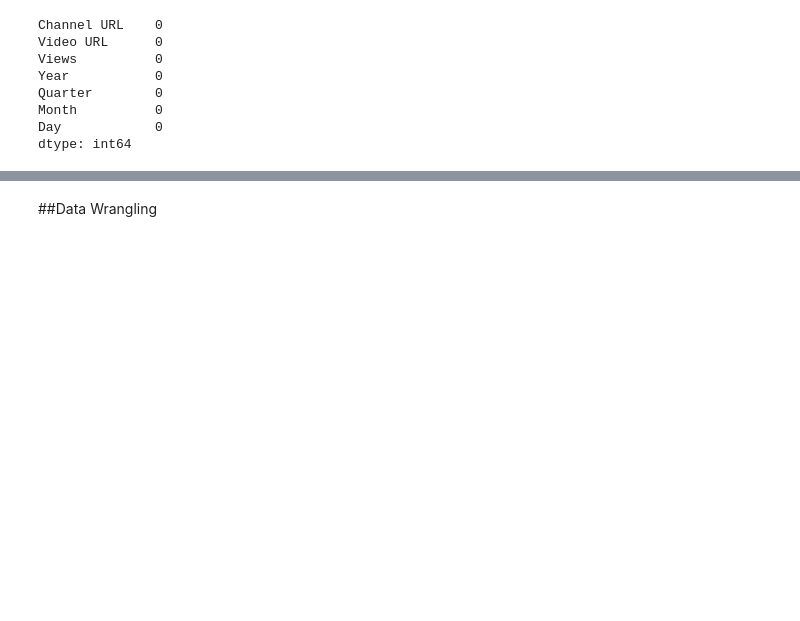
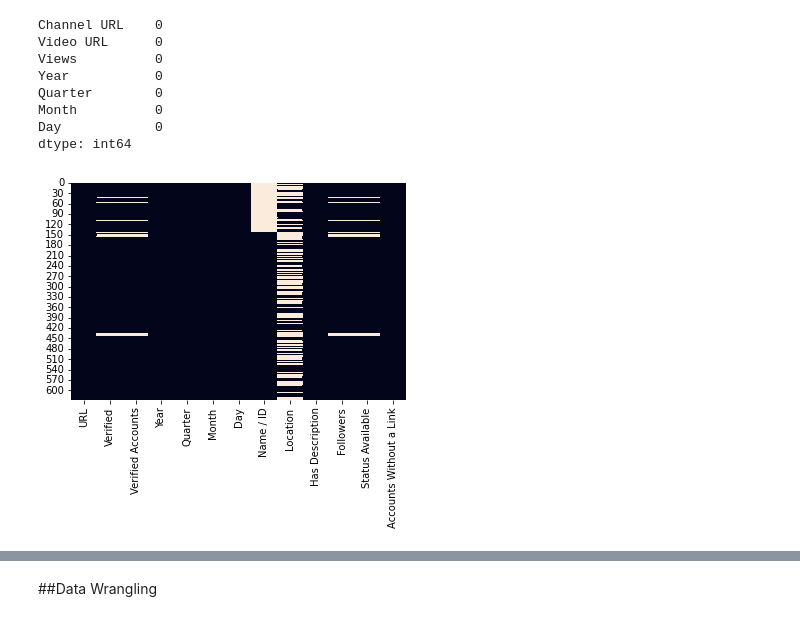
Before and after one commit to abhinav4201/Data-Analysis-EDA, a Jupyter notebook: Uptitude_Technical_Test.ipynb, the cells around one changed output, grey strips where cells are left out. Cells and saved outputs as stored; diff of their text form; code cells hidden in the pictures; blank space fills up the shorter version.

```diff
--- a/Uptitude_Technical_Test.ipynb
+++ b/Uptitude_Technical_Test.ipynb
@@ -212,3 +184,8 @@ Quarter        0
 Month          0
 Day            0
 dtype: int64
+# %%
+# Checking Null Value by plotting Heatmap
+sns.heatmap(twitter_df.isnull(), cbar=False);
+# %% [output]
+[figure, added]
```
Also changed, not shown: parts of 10 cells of this notebook.
